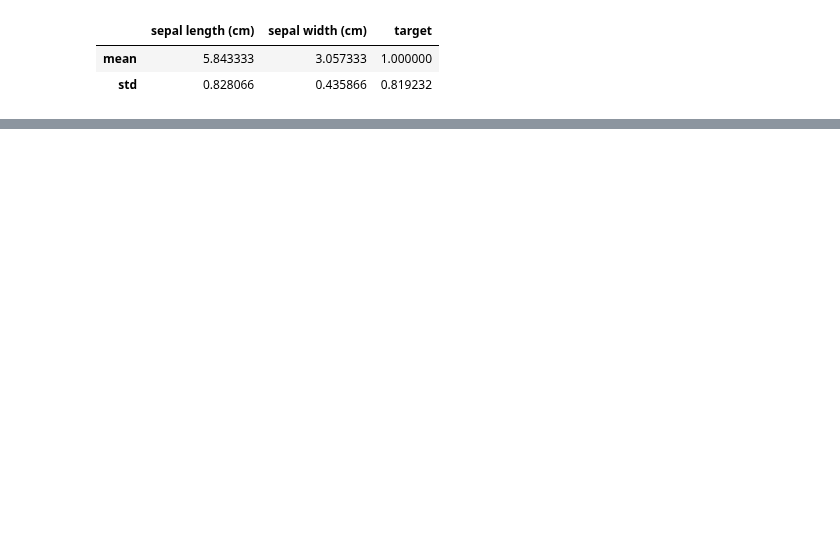
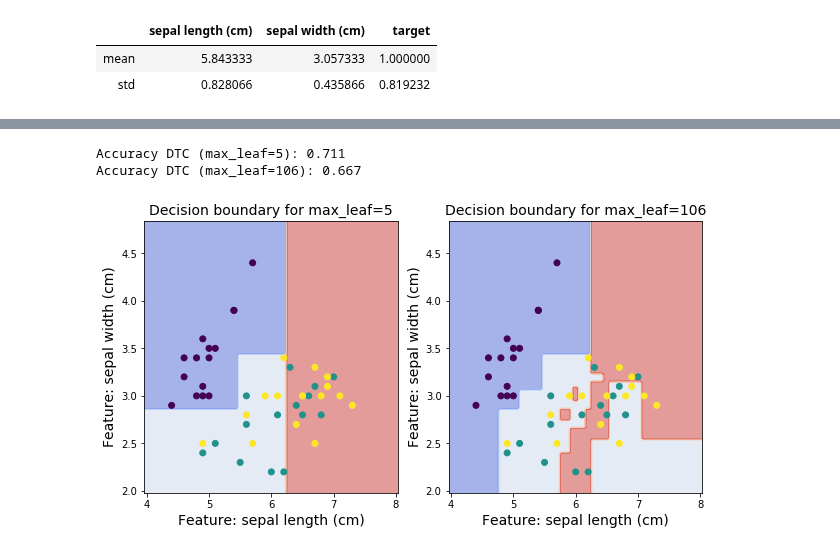
Before and after one commit to ZakharovAleksey/Study, a Jupyter notebook: Machine Learning/Yandex_specialization/trees.ipynb, the cells around one changed output, grey strips where cells are left out. Cells and saved outputs as stored; diff of their text form; code cells hidden in the pictures; blank space fills up the shorter version.

Commit message:
[ML] Notes about decision trees.
ToDo: continue with DTC, RF, GB.

```diff
--- a/Machine Learning/Yandex_specialization/trees.ipynb
+++ b/Machine Learning/Yandex_specialization/trees.ipynb
@@ -78,0 +92,9 @@ np.abs(score).mean()
+# %%
+from sklearn.pipeline import Pipeline
+
+pipeline = Pipeline(
+    steps = [
+        ('scale', scaler),
+        ('algo', clf)
+    ]
+)
@@ -106,0 +186,23 @@ Composition of algorithms - RF & Grad boosing - see lectures
+# %%
+max_leaf_nodes_list = [5, y_train.shape[0] + 1]
+clfs = [DTC(max_leaf_nodes=i, random_state=1) for i in max_leaf_nodes_list]
+
+fig, ax = plt.subplots(1, 2, figsize=(10, 5))
+
+for ID, clf in enumerate(clfs):
+    clf.fit(X_train, y_train)
+    plot_desicion_boundary(
+        clf, X_test[:, 0], X_test[:, 1], y_test, ax[ID],
+        'Decision boundary for max_leaf={0}'.format(max_leaf_nodes_list[ID]),
+        df.columns.values[-3], df.columns.values[-2]
+    )
+    print( 'Accuracy DTC (max_leaf={0}): {1:.3f}'.format(
+        max_leaf_nodes_list[ID],
+        f1_score(y_test, clf.predict(X_test), average='micro')
+    ))
+
+plt.show()
+# %% [output]
+Accuracy DTC (max_leaf=5): 0.711
+Accuracy DTC (max_leaf=106): 0.667
+[figure, added]
```
Also changed, not shown: parts of 27 cells of this notebook.
